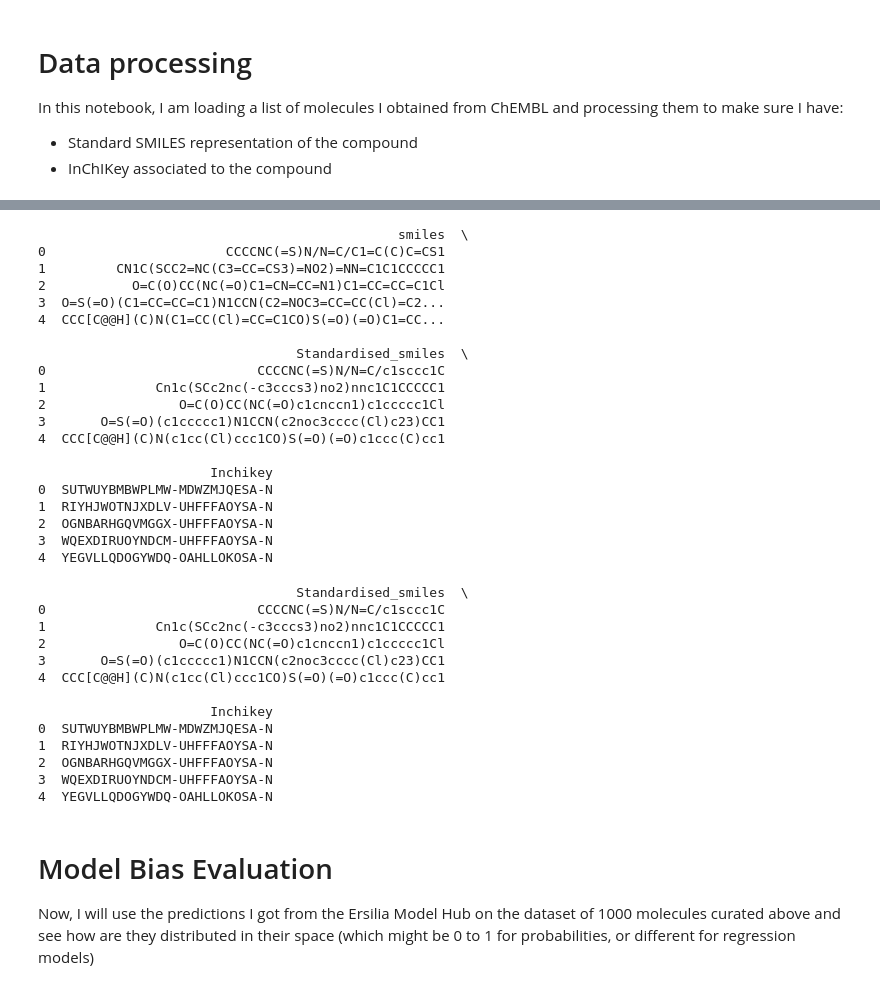
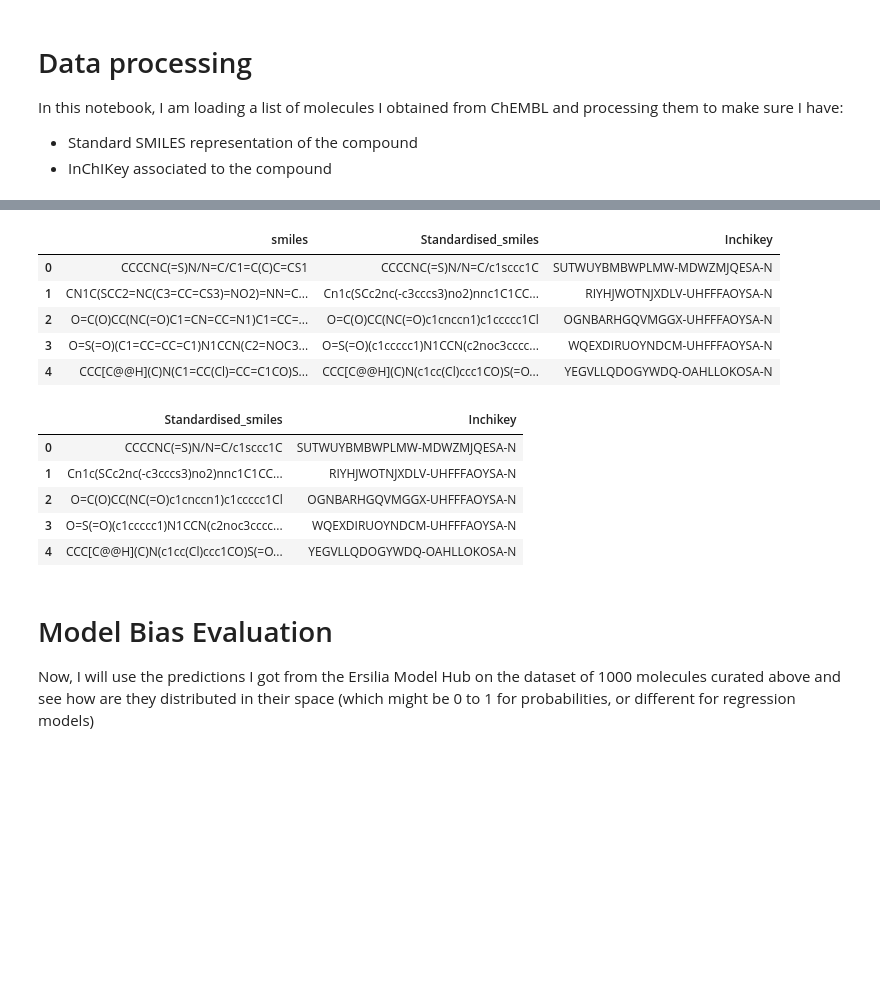
Before and after one commit to Adhivp/Ersilia_Contributions, a Jupyter notebook: notebooks/eos30gr (main)/00_model_bias.ipynb, the cells around one changed output, grey strips where cells are left out. Drawn from its saved outputs; the diff is of its cells as text; code cells hidden in the pictures; blank space fills up the shorter version.

```diff
--- a/notebooks/eos30gr (main)/00_model_bias.ipynb
+++ b/notebooks/eos30gr (main)/00_model_bias.ipynb
@@ -36,48 +36,27 @@ reference_library['Standardised_smiles'] = standardised_smiles_list
 # %%
 # use to create inchikeys
 from src.convert_smiles import smiles_to_inchikey
 
 reference_library['Inchikey'] = reference_library['smiles'].apply(smiles_to_inchikey)
-print(reference_library.head())
+reference_library.head()
 # %% [output]
-                                              smiles  \
-0                       CCCCNC(=S)N/N=C/C1=C(C)C=CS1
-1         CN1C(SCC2=NC(C3=CC=CS3)=NO2)=NN=C1C1CCCCC1
-2           O=C(O)CC(NC(=O)C1=CN=CC=N1)C1=CC=CC=C1Cl
-3  O=S(=O)(C1=CC=CC=C1)N1CCN(C2=NOC3=CC=CC(Cl)=C2...
-4  CCC[C@@H](C)N(C1=CC(Cl)=CC=C1CO)S(=O)(=O)C1=CC...
-
-                                 Standardised_smiles  \
-0                           CCCCNC(=S)N/N=C/c1sccc1C
-1              Cn1c(SCc2nc(-c3cccs3)no2)nnc1C1CCCCC1
-2                 O=C(O)CC(NC(=O)c1cnccn1)c1ccccc1Cl
-3       O=S(=O)(c1ccccc1)N1CCN(c2noc3cccc(Cl)c23)CC1
-4  CCC[C@@H](C)N(c1cc(Cl)ccc1CO)S(=O)(=O)c1ccc(C)cc1
-
-                      Inchikey
-0  SUTWUYBMBWPLMW-MDWZMJQESA-N
-1  RIYHJWOTNJXDLV-UHFFFAOYSA-N
-2  OGNBARHGQVMGGX-UHFFFAOYSA-N
-3  WQEXDIRUOYNDCM-UHFFFAOYSA-N
-4  YEGVLLQDOGYWDQ-OAHLLOKOSA-N
+|  | smiles | Standardised_smiles | Inchikey |
+| 0 | CCCCNC(=S)N/N=C/C1=C(C)C=CS1 | CCCCNC(=S)N/N=C/c1sccc1C | SUTWUYBMBWPLMW-MDWZMJQESA-N |
+| 1 | CN1C(SCC2=NC(C3=CC=CS3)=NO2)=NN=C... | Cn1c(SCc2nc(-c3cccs3)no2)nnc1C1CC... | RIYHJWOTNJXDLV-UHFFFAOYSA-N |
+| 2 | O=C(O)CC(NC(=O)C1=CN=CC=N1)C1=CC=... | O=C(O)CC(NC(=O)c1cnccn1)c1ccccc1Cl | OGNBARHGQVMGGX-UHFFFAOYSA-N |
+| 3 | O=S(=O)(C1=CC=CC=C1)N1CCN(C2=NOC3... | O=S(=O)(c1ccccc1)N1CCN(c2noc3cccc... | WQEXDIRUOYNDCM-UHFFFAOYSA-N |
+| 4 | CCC[C@@H](C)N(C1=CC(Cl)=CC=C1CO)S... | CCC[C@@H](C)N(c1cc(Cl)ccc1CO)S(=O... | YEGVLLQDOGYWDQ-OAHLLOKOSA-N |
 # %%
 #drop smiles
 reference_library.drop(columns=['smiles'],inplace=True)
-print(reference_library.head())
+reference_library.head()
 # %% [output]
-                                 Standardised_smiles  \
-0                           CCCCNC(=S)N/N=C/c1sccc1C
-1              Cn1c(SCc2nc(-c3cccs3)no2)nnc1C1CCCCC1
-2                 O=C(O)CC(NC(=O)c1cnccn1)c1ccccc1Cl
-3       O=S(=O)(c1ccccc1)N1CCN(c2noc3cccc(Cl)c23)CC1
-4  CCC[C@@H](C)N(c1cc(Cl)ccc1CO)S(=O)(=O)c1ccc(C)cc1
-
-                      Inchikey
-0  SUTWUYBMBWPLMW-MDWZMJQESA-N
-1  RIYHJWOTNJXDLV-UHFFFAOYSA-N
-2  OGNBARHGQVMGGX-UHFFFAOYSA-N
-3  WQEXDIRUOYNDCM-UHFFFAOYSA-N
-4  YEGVLLQDOGYWDQ-OAHLLOKOSA-N
+|  | Standardised_smiles | Inchikey |
+| 0 | CCCCNC(=S)N/N=C/c1sccc1C | SUTWUYBMBWPLMW-MDWZMJQESA-N |
+| 1 | Cn1c(SCc2nc(-c3cccs3)no2)nnc1C1CC... | RIYHJWOTNJXDLV-UHFFFAOYSA-N |
+| 2 | O=C(O)CC(NC(=O)c1cnccn1)c1ccccc1Cl | OGNBARHGQVMGGX-UHFFFAOYSA-N |
+| 3 | O=S(=O)(c1ccccc1)N1CCN(c2noc3cccc... | WQEXDIRUOYNDCM-UHFFFAOYSA-N |
+| 4 | CCC[C@@H](C)N(c1cc(Cl)ccc1CO)S(=O... | YEGVLLQDOGYWDQ-OAHLLOKOSA-N |
 # %%
 # In this codeblock I will save the data as a .csv file containing only the standard smiles and the inchikey as columns.
 # All data will be saved with informative names in the /data folder
```
Also changed, not shown: parts of 5 cells of this notebook.
